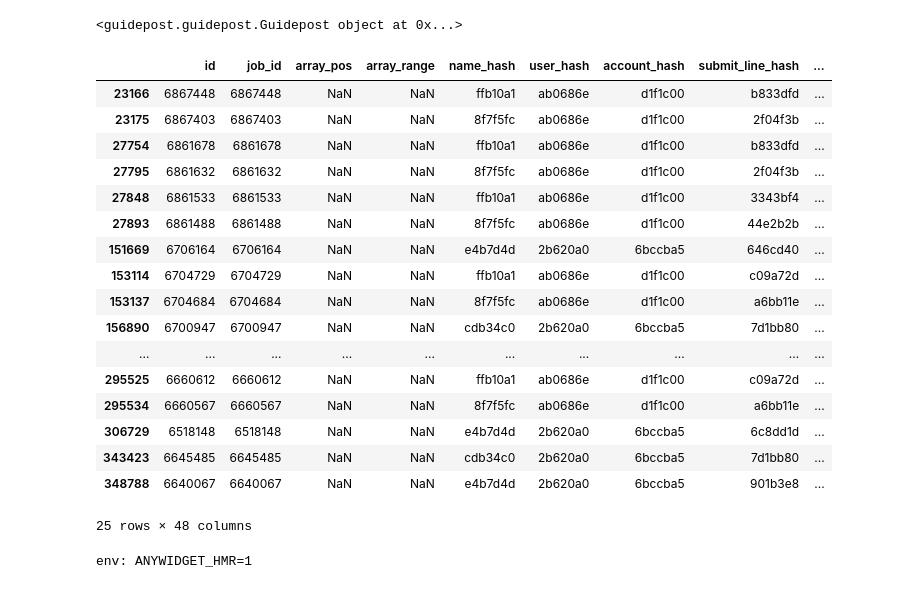
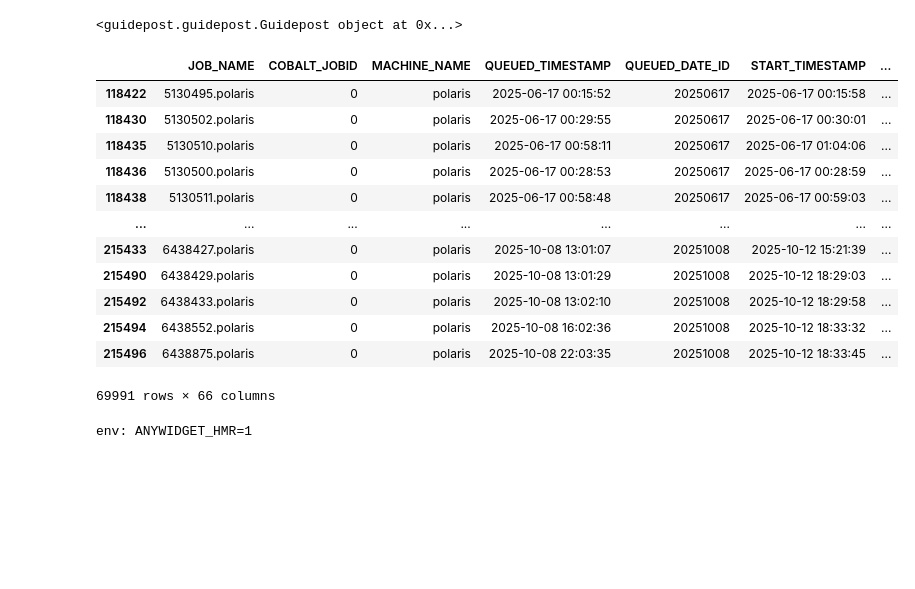
Before and after one commit to cscully-allison/guidepost, a Jupyter notebook: test_notebook.ipynb, the cells around one changed output. Saved outputs shown, nothing was run; the diff lists cells and outputs as text; code cells hidden in the pictures; blank space fills up the shorter version.

```diff
--- a/test_notebook.ipynb
+++ b/test_notebook.ipynb
@@ -13,9 +13,9 @@ env: ANYWIDGET_HMR=1
 # %%
 # jobs_data = pd.read_parquet("../data/test_data_med.parquet")
 # jobs_data = pd.read_parquet("../data/kestrel_data_2024_01_28_subsample.parquet")
-# jobs_data = pd.read_parquet("../data/esif.hpc.kestrel.job-anon/year=2025/month=1/kestrel_jobs_202501_0.parquet")
+jobs_data = pd.read_parquet("../data/esif.hpc.kestrel.job-anon/year=2025/month=1/kestrel_jobs_202501_0.parquet")
 # jobs_data = pd.read_csv("../data/ANL-ALCF-DJC-THETA_20240101_20241231.csv.gz", compression='gzip')
-jobs_data = pd.read_csv("../data/ANL-ALCF-DJC-POLARIS_20250101_20251231.csv.gz", compression='gzip')
+# jobs_data = pd.read_csv("../data/ANL-ALCF-DJC-POLARIS_20250101_20251231.csv.gz", compression='gzip')
 # jobs_data = pd.read_csv("../data/campsite-data/ANL-ALCF-DJC-AURORA_20260101_20260216.csv.gz", compression='gzip')
 # df = pd.read_csv("../data/ANL-ALCF-MACHINESTATUS-POLARIS_20250101_20251231.csv.gz", compression='gzip')
 
@@ -33,26 +33,21 @@ gp
 # %% [output]
 <guidepost.guidepost.Guidepost object at 0x...>
 # %%
-gp.selection
+gp.selection.dataframe
 # %% [output]
-|  | id | job_id | array_pos | array_range | name_hash | user_hash | account_hash | submit_line_hash | ... |
-| 23166 | 6867448 | 6867448 | NaN | NaN | ffb10a1 | ab0686e | d1f1c00 | b833dfd | ... |
-| 23175 | 6867403 | 6867403 | NaN | NaN | 8f7f5fc | ab0686e | d1f1c00 | 2f04f3b | ... |
-| 27754 | 6861678 | 6861678 | NaN | NaN | ffb10a1 | ab0686e | d1f1c00 | b833dfd | ... |
-| 27795 | 6861632 | 6861632 | NaN | NaN | 8f7f5fc | ab0686e | d1f1c00 | 2f04f3b | ... |
-| 27848 | 6861533 | 6861533 | NaN | NaN | ffb10a1 | ab0686e | d1f1c00 | 3343bf4 | ... |
-| 27893 | 6861488 | 6861488 | NaN | NaN | 8f7f5fc | ab0686e | d1f1c00 | 44e2b2b | ... |
-| 151669 | 6706164 | 6706164 | NaN | NaN | e4b7d4d | 2b620a0 | 6bccba5 | 646cd40 | ... |
-| 153114 | 6704729 | 6704729 | NaN | NaN | ffb10a1 | ab0686e | d1f1c00 | c09a72d | ... |
-| 153137 | 6704684 | 6704684 | NaN | NaN | 8f7f5fc | ab0686e | d1f1c00 | a6bb11e | ... |
-| 156890 | 6700947 | 6700947 | NaN | NaN | cdb34c0 | 2b620a0 | 6bccba5 | 7d1bb80 | ... |
-| ... | ... | ... | ... | ... | ... | ... | ... | ... | ... |
-| 295525 | 6660612 | 6660612 | NaN | NaN | ffb10a1 | ab0686e | d1f1c00 | c09a72d | ... |
-| 295534 | 6660567 | 6660567 | NaN | NaN | 8f7f5fc | ab0686e | d1f1c00 | a6bb11e | ... |
-| 306729 | 6518148 | 6518148 | NaN | NaN | e4b7d4d | 2b620a0 | 6bccba5 | 6c8dd1d | ... |
-| 343423 | 6645485 | 6645485 | NaN | NaN | cdb34c0 | 2b620a0 | 6bccba5 | 7d1bb80 | ... |
-| 348788 | 6640067 | 6640067 | NaN | NaN | e4b7d4d | 2b620a0 | 6bccba5 | 901b3e8 | ... |
+|  | JOB_NAME | COBALT_JOBID | MACHINE_NAME | QUEUED_TIMESTAMP | QUEUED_DATE_ID | START_TIMESTAMP | ... |
+| 118422 | 5130495.polaris | 0 | polaris | 2025-06-17 00:15:52 | 20250617 | 2025-06-17 00:15:58 | ... |
+| 118430 | 5130502.polaris | 0 | polaris | 2025-06-17 00:29:55 | 20250617 | 2025-06-17 00:30:01 | ... |
+| 118435 | 5130510.polaris | 0 | polaris | 2025-06-17 00:58:11 | 20250617 | 2025-06-17 01:04:06 | ... |
+| 118436 | 5130500.polaris | 0 | polaris | 2025-06-17 00:28:53 | 20250617 | 2025-06-17 00:28:59 | ... |
+| 118438 | 5130511.polaris | 0 | polaris | 2025-06-17 00:58:48 | 20250617 | 2025-06-17 00:59:03 | ... |
+| ... | ... | ... | ... | ... | ... | ... | ... |
+| 215433 | 6438427.polaris | 0 | polaris | 2025-10-08 13:01:07 | 20251008 | 2025-10-12 15:21:39 | ... |
+| 215490 | 6438429.polaris | 0 | polaris | 2025-10-08 13:01:29 | 20251008 | 2025-10-12 18:29:03 | ... |
+| 215492 | 6438433.polaris | 0 | polaris | 2025-10-08 13:02:10 | 20251008 | 2025-10-12 18:29:58 | ... |
+| 215494 | 6438552.polaris | 0 | polaris | 2025-10-08 16:02:36 | 20251008 | 2025-10-12 18:33:32 | ... |
+| 215496 | 6438875.polaris | 0 | polaris | 2025-10-08 22:03:35 | 20251008 | 2025-10-12 18:33:45 | ... |
-25 rows × 48 columns
+69991 rows × 66 columns
 # %%
 %env ANYWIDGET_HMR=1
 import pandas as pd
```
Also changed, not shown: parts of 3 cells of this notebook, 5 other files.
